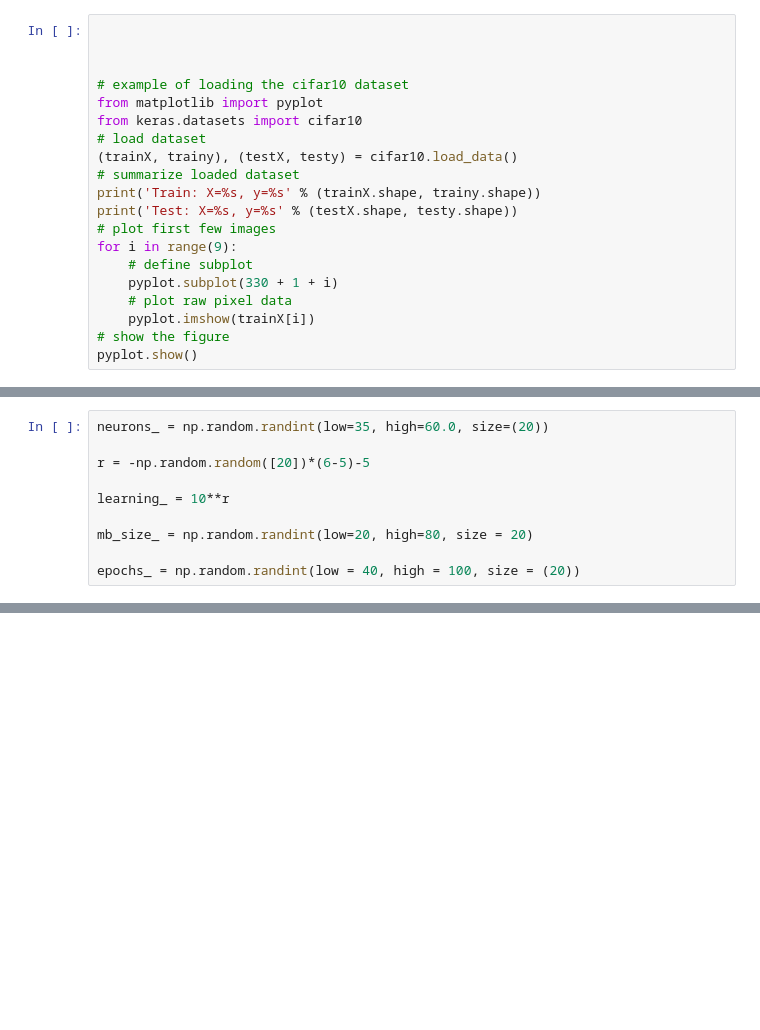
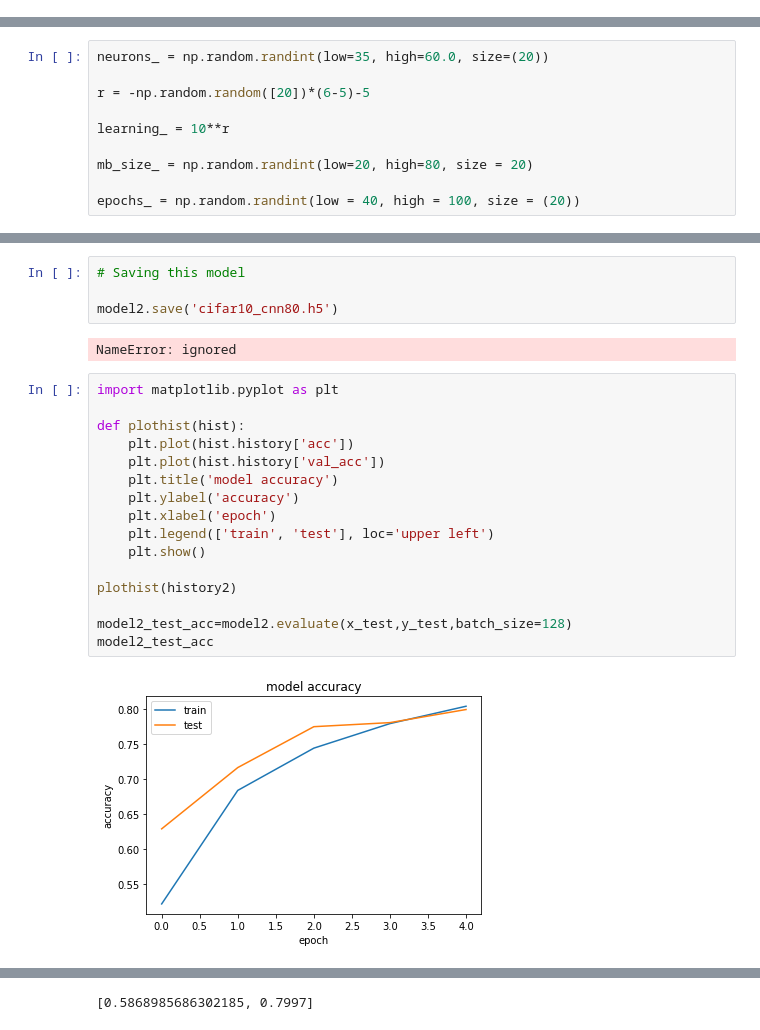
Before and after one commit to sc-dataman/DL_NNets, a Jupyter notebook: TF_CIFAR.ipynb, the cells around one changed output, grey strips where cells are left out. Saved outputs shown, nothing was run; the diff lists cells and outputs as text; blank space fills up the shorter version.

```diff
--- a/TF_CIFAR.ipynb
+++ b/TF_CIFAR.ipynb
@@ -379,23 +306,3 @@ for nn_ in nn:
     print('Number:',nn_,'Acc. Train:', acc_train, 'Acc. Test', acc_test)
 # %% [output]
 NameError: ignored
-# %%
-
-
-
-# example of loading the cifar10 dataset
-from matplotlib import pyplot
-from keras.datasets import cifar10
-# load dataset
-(trainX, trainy), (testX, testy) = cifar10.load_data()
-# summarize loaded dataset
-print('Train: X=%s, y=%s' % (trainX.shape, trainy.shape))
-print('Test: X=%s, y=%s' % (testX.shape, testy.shape))
-# plot first few images
-for i in range(9):
-	# define subplot
-	pyplot.subplot(330 + 1 + i)
-	# plot raw pixel data
-	pyplot.imshow(trainX[i])
-# show the figure
-pyplot.show()
@@ -852,0 +627,24 @@ Epoch 3/5
+# %%
+# Saving this model
+
+model2.save('cifar10_cnn80.h5')
+# %% [output]
+NameError: ignored
+# %%
+import matplotlib.pyplot as plt
+
+def plothist(hist):
+    plt.plot(hist.history['acc'])
+    plt.plot(hist.history['val_acc'])
+    plt.title('model accuracy')
+    plt.ylabel('accuracy')
+    plt.xlabel('epoch')
+    plt.legend(['train', 'test'], loc='upper left')
+    plt.show()
+
+plothist(history2)
+
+model2_test_acc=model2.evaluate(x_test,y_test,batch_size=128)
+model2_test_acc
+# %% [output]
+[figure, added]
@@ -852,0 +652 @@ Epoch 3/5
+[0.5868985686302185, 0.7997]
```
Also changed, not shown: parts of 29 cells of this notebook.
